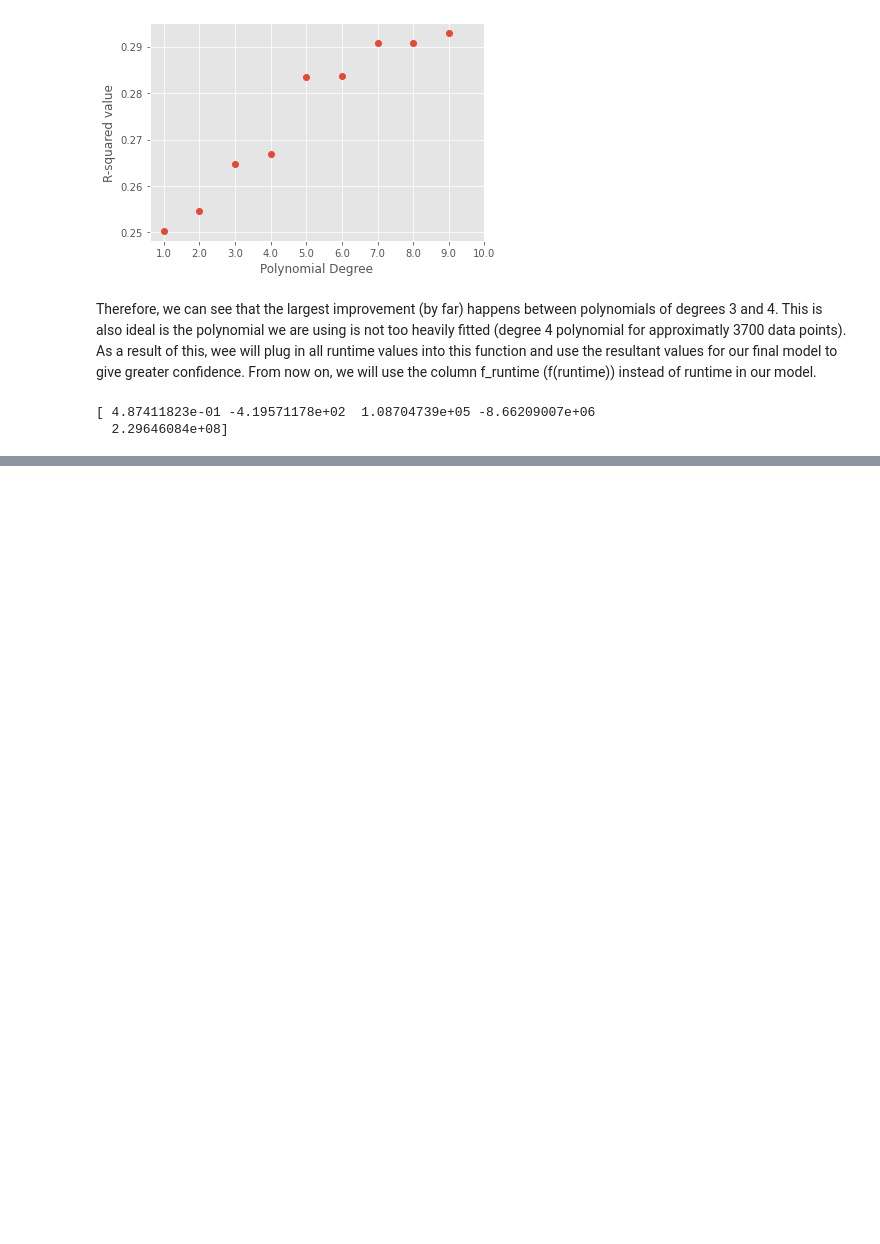
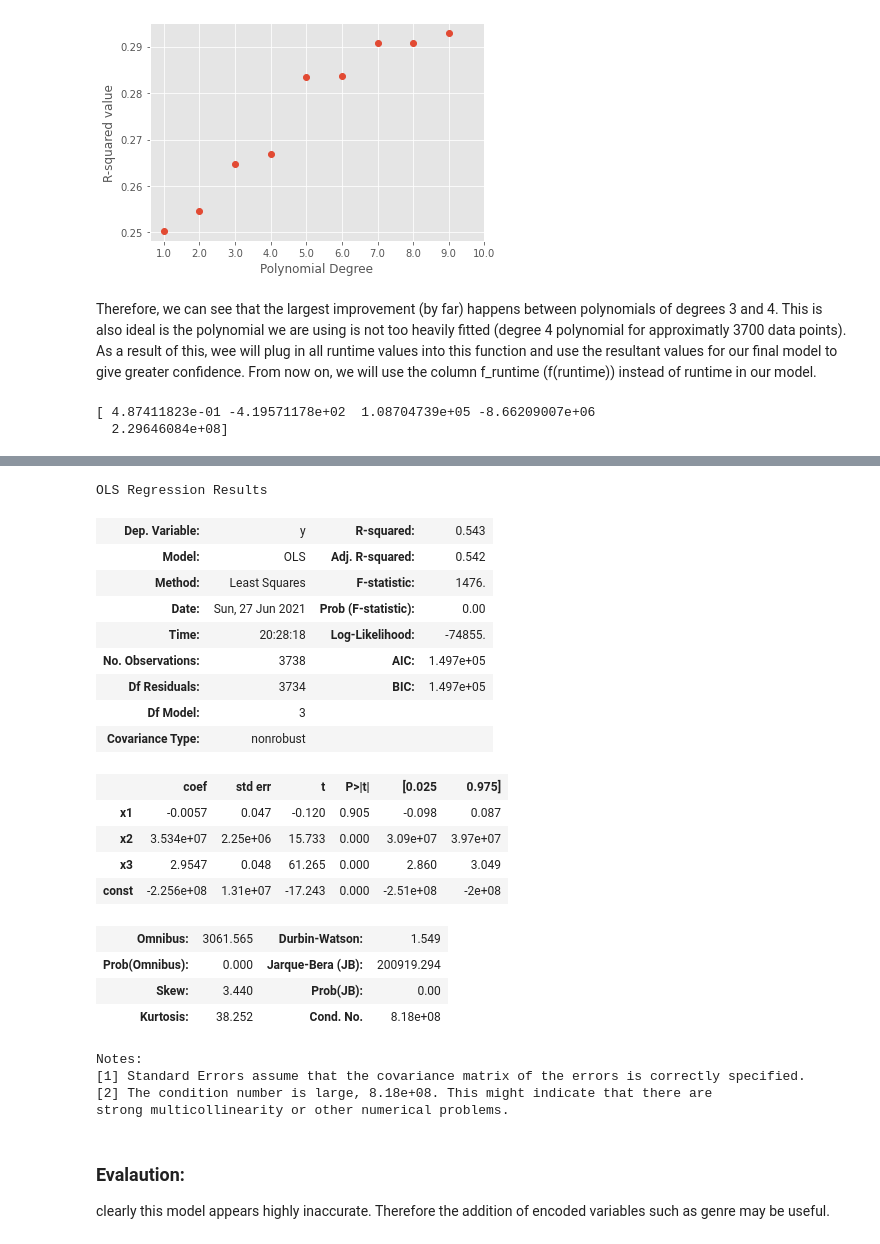
Before and after one commit to maxguy2001/movie-revenue, a Jupyter notebook: movie_revenue.ipynb, the cells around one changed output, grey strips where cells are left out. Drawn from its saved outputs; the diff is of its cells as text; code cells hidden in the pictures; blank space fills up the shorter version.

Commit message:
started model, modification needed

```diff
--- a/movie_revenue.ipynb
+++ b/movie_revenue.ipynb
@@ -280,0 +253,51 @@ df2.corr()
+# %%
+#making columns into lists for regression
+
+budget = df["budget"].tolist()
+vote_average = df["vote_average"].tolist()
+revenue = df["revenue"].tolist()
+
+#modifying lists for regression
+
+y = revenue
+x = [budget, vote_average, f_runtime]
+# %%
+#defining regression function and viewing model
+def multi_lin_reg(y, x):
+    ones = np.ones(len(x[0]))
+    X = sm.add_constant(np.column_stack((x[0], ones)))
+    for i in x[1:]:
+        X = sm.add_constant(np.column_stack((i, X)))
+    results = sm.OLS(y, X).fit()
+    return results
+
+
+
+multi_lin_reg(y, x).summary()
+# %% [output]
+OLS Regression Results
+| Dep. Variable: | y | R-squared: | 0.543 |
+| Model: | OLS | Adj. R-squared: | 0.542 |
+| Method: | Least Squares | F-statistic: | 1476. |
+| Date: | Sun, 27 Jun 2021 | Prob (F-statistic): | 0.00 |
+| Time: | 20:28:18 | Log-Likelihood: | -74855. |
+| No. Observations: | 3738 | AIC: | 1.497e+05 |
+| Df Residuals: | 3734 | BIC: | 1.497e+05 |
+| Df Model: | 3 |  |  |
+| Covariance Type: | nonrobust |  |  |
+|  | coef | std err | t | P>|t| | [0.025 | 0.975] |
+| x1 | -0.0057 | 0.047 | -0.120 | 0.905 | -0.098 | 0.087 |
+| x2 | 3.534e+07 | 2.25e+06 | 15.733 | 0.000 | 3.09e+07 | 3.97e+07 |
+| x3 | 2.9547 | 0.048 | 61.265 | 0.000 | 2.860 | 3.049 |
+| const | -2.256e+08 | 1.31e+07 | -17.243 | 0.000 | -2.51e+08 | -2e+08 |
+| Omnibus: | 3061.565 | Durbin-Watson: | 1.549 |
+| Prob(Omnibus): | 0.000 | Jarque-Bera (JB): | 200919.294 |
+| Skew: | 3.440 | Prob(JB): | 0.00 |
+| Kurtosis: | 38.252 | Cond. No. | 8.18e+08 |
+Notes:
+[1] Standard Errors assume that the covariance matrix of the errors is correctly specified.
+[2] The condition number is large, 8.18e+08. This might indicate that there are
+strong multicollinearity or other numerical problems.
+# %% [markdown]
+### Evalaution:
+clearly this model appears highly inaccurate. Therefore the addition of encoded variables such as genre may be useful.
```
Also changed, not shown: parts of 5 cells of this notebook.
